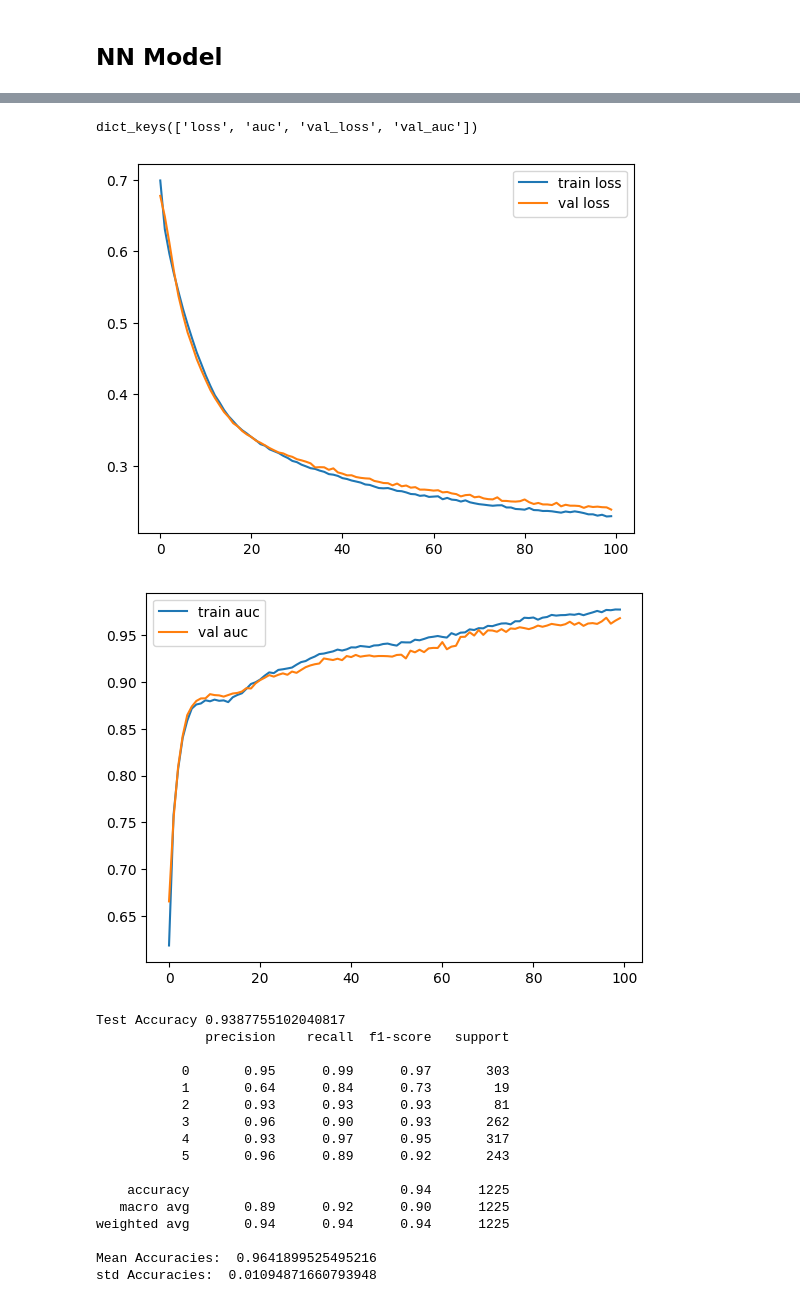
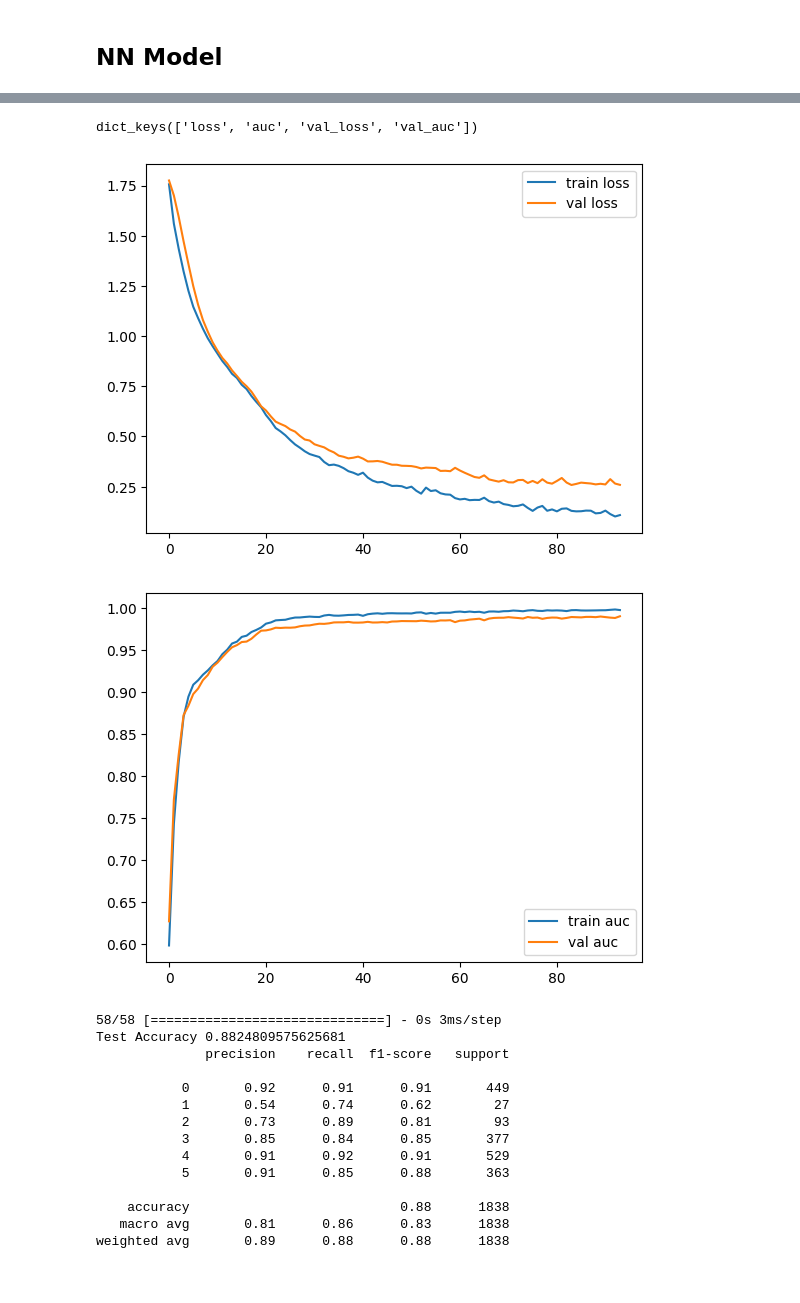
Before and after one commit to AbdullahAXR/Multifaceted-Machine-Learning-A-Multiclass-Classification, a Jupyter notebook: Project.ipynb, the cells around one changed output, grey strips where cells are left out. Saved outputs shown, nothing was run; the diff lists cells and outputs as text; code cells hidden in the pictures.

```diff
--- a/Project.ipynb
+++ b/Project.ipynb
@@ -187,7 +188,7 @@ Index(['X5', 'X2', 'X3', 'X4', 'X6', 'X1', 'X10', 'X7', 'X8', 'X9', 'X11',
 #split data into train and test
 from sklearn.model_selection import train_test_split
 X, y = df.iloc[:, :-1], df.iloc[:, -1]
-X_train, X_test, y_train, y_test = train_test_split(X, y, test_size=0.2, random_state=42)
+X_train, X_test, y_train, y_test = train_test_split(X, y, test_size=0.3, random_state=777)
 
 print(X_train.shape, X_test.shape, y_train.shape, y_test.shape)
 # %% [output]
@@ -595,7 +734,7 @@ from tensorflow.keras.metrics import AUC
 from sklearn.metrics import roc_auc_score
 
 #split data into train and validation
-X_train_nn, X_val_nn, y_train_nn, y_val_nn = train_test_split(X_train, y_train_encoded, test_size=0.2, random_state=42)
+X_train_nn, X_val_nn, y_train_nn, y_val_nn = train_test_split(X_train, y_train_encoded, test_size=0.3, random_state=777)
 
 # define model
 model = Sequential()
@@ -620,7 +759,8 @@ model.add(BatchNormalization())
 model.add(Dense(6, activation='softmax'))
 
 # compile model
-model.compile(loss='ca', optimizer=Adam(learning_rate=0.001), metrics=[AUC()])
+# model.compile(loss='ca', optimizer=Adam(learning_rate=0.001), metrics=[AUC()])
+model.compile(loss='categorical_crossentropy', optimizer=Adam(learning_rate=0.001), metrics=[AUC()])
 model.summary()
 
 # fit model
@@ -648,55 +788,47 @@ Epoch 100/100
 # %%
 print(history.history.keys())
 #  plot loss per iteration
 plt.plot(history.history['loss'], label='train loss')
 plt.plot(history.history['val_loss'], label='val loss')
 plt.legend()
 plt.show()
 
 # plot auc per iteration
 plt.plot(history.history['auc'], label='train auc')
 plt.plot(history.history['val_auc'], label='val auc')
 plt.legend()
 plt.show()
 
 # predict probabilities for test set
 y_pred = model.predict(X_test)
+y_pred_categorical = np.argmax(y_pred, axis=1)
 
 #accuracy score
 from sklearn.metrics import accuracy_score
-accuracy = accuracy_score(y_test_categorical, y_pred)
+accuracy = accuracy_score(y_test_categorical, y_pred_categorical)
 print("Test Accuracy",accuracy)
 
 #classification report
 from sklearn.metrics import classification_report
-print(classification_report(y_test_categorical, y_pred))
-
-
-#cross validation
-from sklearn.model_selection import cross_val_score
-accuracies = cross_val_score(estimator=model, X=X_train, y=y_train_categorical, cv=10)
-print("Mean Accuracies: ",accuracies.mean())
-print("std Accuracies: ",accuracies.std())
+print(classification_report(y_test_categorical, y_pred_categorical))
 # %% [output]
 dict_keys(['loss', 'auc', 'val_loss', 'val_auc'])
-[figure, old version]
+[figure, new version]
-[figure, old version]
+[figure, new version]
-Test Accuracy 0.9387755102040817
+58/58 [==============================] - 0s 3ms/step
+Test Accuracy 0.8824809575625681
               precision    recall  f1-score   support
 
-           0       0.95      0.99      0.97       303
-           1       0.64      0.84      0.73        19
-           2       0.93      0.93      0.93        81
-           3       0.96      0.90      0.93       262
-           4       0.93      0.97      0.95       317
-           5       0.96      0.89      0.92       243
+           0       0.92      0.91      0.91       449
+           1       0.54      0.74      0.62        27
+           2       0.73      0.89      0.81        93
+           3       0.85      0.84      0.85       377
+           4       0.91      0.92      0.91       529
+           5       0.91      0.85      0.88       363
 
-    accuracy                           0.94      1225
-   macro avg       0.89      0.92      0.90      1225
-weighted avg       0.94      0.94      0.94      1225
-
-Mean Accuracies:  0.9641899525495216
-std Accuracies:  0.01094871660793948
+    accuracy                           0.88      1838
+   macro avg       0.81      0.86      0.83      1838
+weighted avg       0.89      0.88      0.88      1838
 # %%
 # Random Forest Classifier
 from sklearn.ensemble import RandomForestClassifier
```
Also changed, not shown: parts of 40 cells of this notebook, 1 other file.
